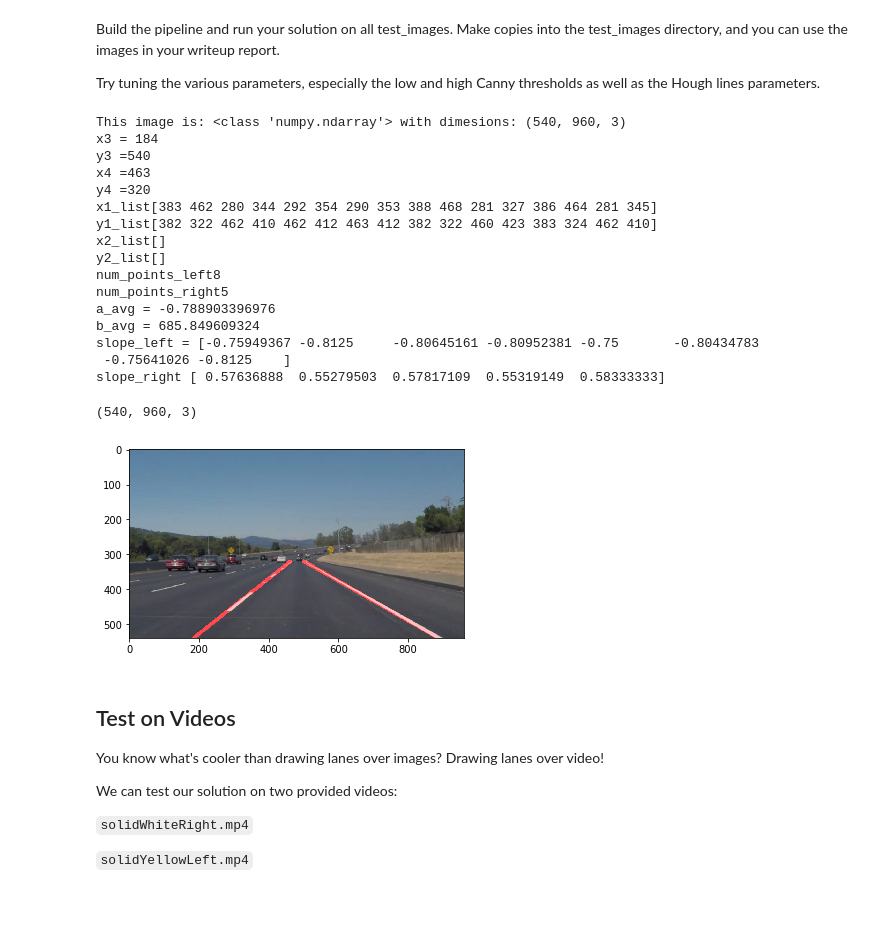
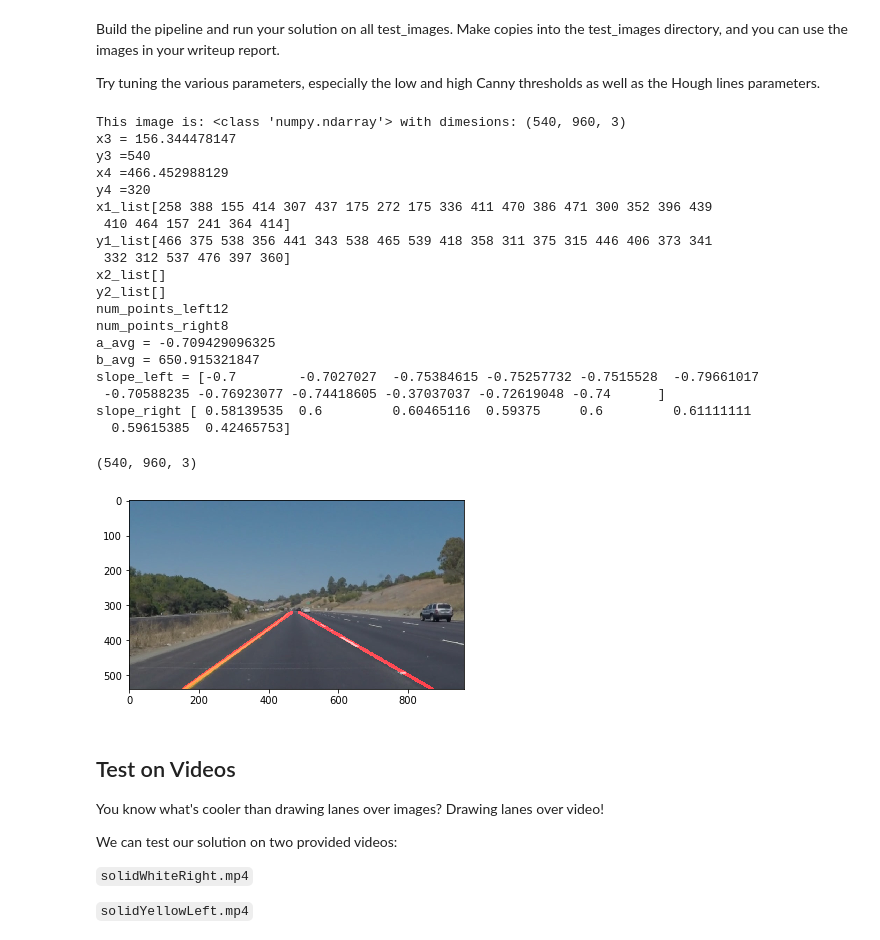
Before and after one commit to quangnamee91/Finding-lane-lines-on-the-road, a Jupyter notebook: P1.ipynb, the cells around one changed output. Saved outputs shown, nothing was run; the diff lists cells and outputs as text; code cells hidden in the pictures; blank space fills up the shorter version.

```diff
--- a/P1.ipynb
+++ b/P1.ipynb
@@ -304,7 +439,7 @@ import cv2
 %matplotlib inline
 
 #reading in an image
-image = mpimg.imread('test_images/solidWhiteCurve.jpg')
+image = mpimg.imread('test_images/solidYellowCurve.jpg')
 
 #printing out some stats and plotting
 print('This image is:', type(image), 'with dimesions:', image.shape)
@@ -323,47 +458,52 @@ high_threshold = 150
 edges = canny(blur_gray,low_threshold,high_threshold)
 plt.imshow(edges,cmap='Greys_r')
 # This time we are defining a four sided polygon to mask
 #xsize = imshape[1]
 #ysize = imshape[0]
 imshape = image.shape
-top_mask_bound = 320
+ysize = imshape[0]
+xsize = imshape[1]
+top_mask_bound = 310
 bottom_mask_bound = 540
-vertices = np.array([[(0,imshape[0]),(450, top_mask_bound), (490,top_mask_bound), (imshape[1],imshape[0])]], dtype=np.int32)
+vertices = np.array([[(40,ysize),(450, top_mask_bound), (490,top_mask_bound), (xsize -40,ysize)]], dtype=np.int32)
 masked_edges = region_of_interest(edges,vertices)
 # Define the Hough transform parameters
 # Make a blank the same size as our image to draw on
 rho = 1 # distance resolution in pixels of the Hough grid
 theta = np.pi/180 # angular resolution in radians of the Hough grid
 threshold = 15 # minimum number of votes (intersections in Hough grid cell)
 min_line_length = 40 #minimum number of pixels making up a line
 max_line_gap = 20   # maximum gap in pixels between connectable line segments
 #Run hoghline detection on edges image
 line_image = hough_lines(masked_edges, rho, theta, threshold, min_line_length, max_line_gap)
 
 
 #Draw the line on the colour image
 line_colored_image = weighted_img(line_image,image)
 plt.imshow(line_colored_image)
 image.shape
 # %% [output]
 This image is: <class 'numpy.ndarray'> with dimesions: (540, 960, 3)
-x3 = 184
+x3 = 156.344478147
 y3 =540
-x4 =463
+x4 =466.452988129
 y4 =320
-x1_list[383 462 280 344 292 354 290 353 388 468 281 327 386 464 281 345]
-y1_list[382 322 462 410 462 412 463 412 382 322 460 423 383 324 462 410]
+x1_list[258 388 155 414 307 437 175 272 175 336 411 470 386 471 300 352 396 439
+ 410 464 157 241 364 414]
+y1_list[466 375 538 356 441 343 538 465 539 418 358 311 375 315 446 406 373 341
+ 332 312 537 476 397 360]
 x2_list[]
 y2_list[]
-num_points_left8
-num_points_right5
-a_avg = -0.788903396976
-b_avg = 685.849609324
-slope_left = [-0.75949367 -0.8125     -0.80645161 -0.80952381 -0.75       -0.80434783
- -0.75641026 -0.8125    ]
-slope_right [ 0.57636888  0.55279503  0.57817109  0.55319149  0.58333333]
+num_points_left12
+num_points_right8
+a_avg = -0.709429096325
+b_avg = 650.915321847
+slope_left = [-0.7        -0.7027027  -0.75384615 -0.75257732 -0.7515528  -0.79661017
+ -0.70588235 -0.76923077 -0.74418605 -0.37037037 -0.72619048 -0.74      ]
+slope_right [ 0.58139535  0.6         0.60465116  0.59375     0.6         0.61111111
+  0.59615385  0.42465753]
 (540, 960, 3)
-[figure, old version]
+[figure, new version]
 # %% [markdown]
 ## Test on Videos
 
```
Also changed, not shown: parts of 9 cells of this notebook, 6 other files.
